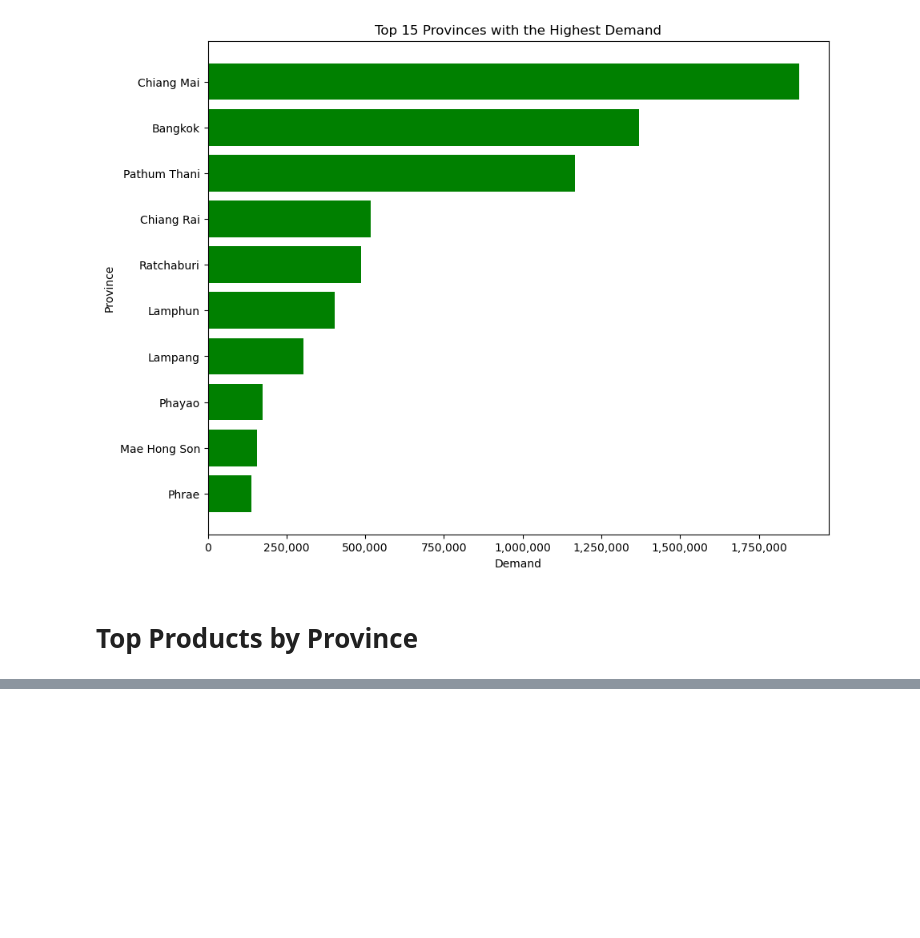
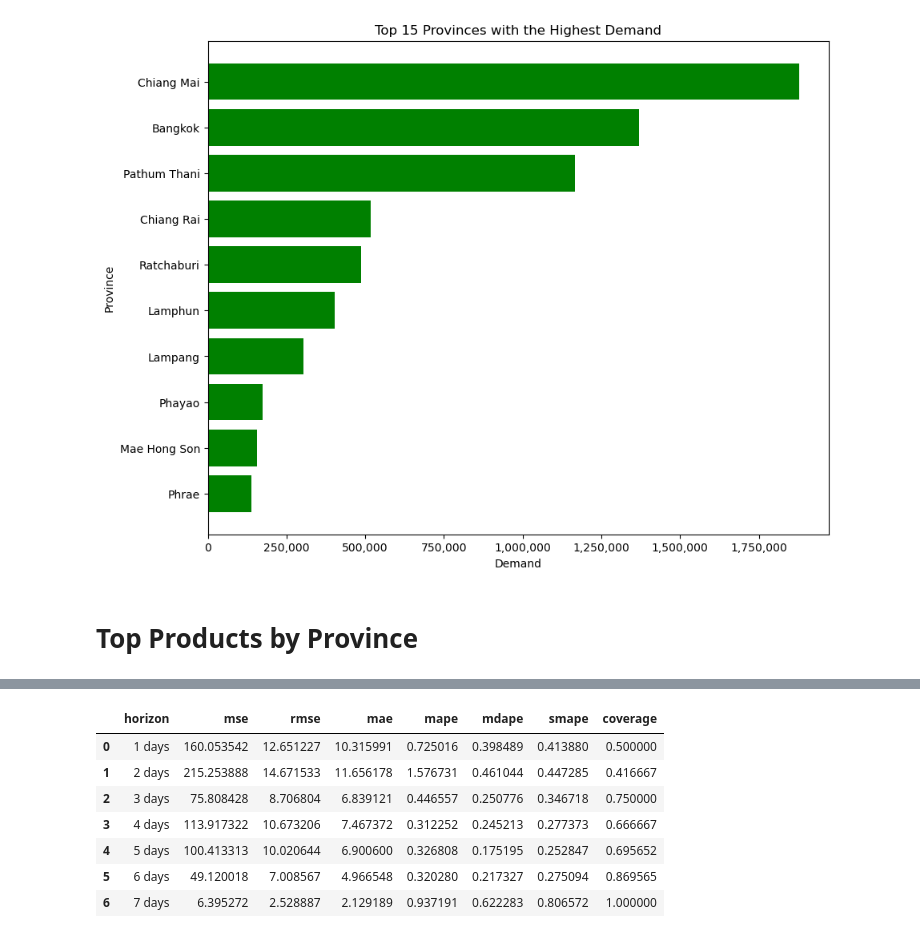
Before and after one commit to sebsvt/data-science-cmu-contest-2024, a Jupyter notebook: data-analysis/analysis-data.ipynb, the cells around one changed output, grey strips where cells are left out. Cells and saved outputs as stored; diff of their text form; code cells hidden in the pictures; blank space fills up the shorter version.

```diff
--- a/data-analysis/analysis-data.ipynb
+++ b/data-analysis/analysis-data.ipynb
@@ -252,0 +403,13 @@ top_products_by_province
+# %%
+df_p = performance_metrics(df_cv)
+# %%
+df_p
+# %% [output]
+|  | horizon | mse | rmse | mae | mape | mdape | smape | coverage |
+| 0 | 1 days | 160.053542 | 12.651227 | 10.315991 | 0.725016 | 0.398489 | 0.413880 | 0.500000 |
+| 1 | 2 days | 215.253888 | 14.671533 | 11.656178 | 1.576731 | 0.461044 | 0.447285 | 0.416667 |
+| 2 | 3 days | 75.808428 | 8.706804 | 6.839121 | 0.446557 | 0.250776 | 0.346718 | 0.750000 |
+| 3 | 4 days | 113.917322 | 10.673206 | 7.467372 | 0.312252 | 0.245213 | 0.277373 | 0.666667 |
+| 4 | 5 days | 100.413313 | 10.020644 | 6.900600 | 0.326808 | 0.175195 | 0.252847 | 0.695652 |
+| 5 | 6 days | 49.120018 | 7.008567 | 4.966548 | 0.320280 | 0.217327 | 0.275094 | 0.869565 |
+| 6 | 7 days | 6.395272 | 2.528887 | 2.129189 | 0.937191 | 0.622283 | 0.806572 | 1.000000 |
```
Also changed, not shown: parts of 16 cells of this notebook, 20 other files.
